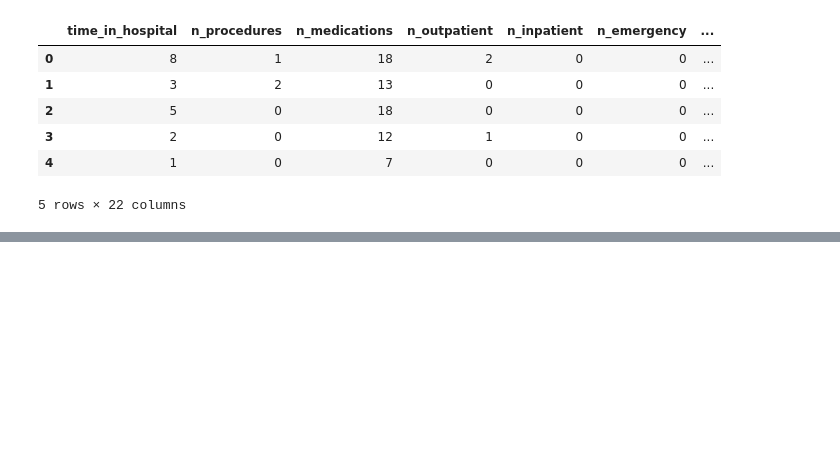
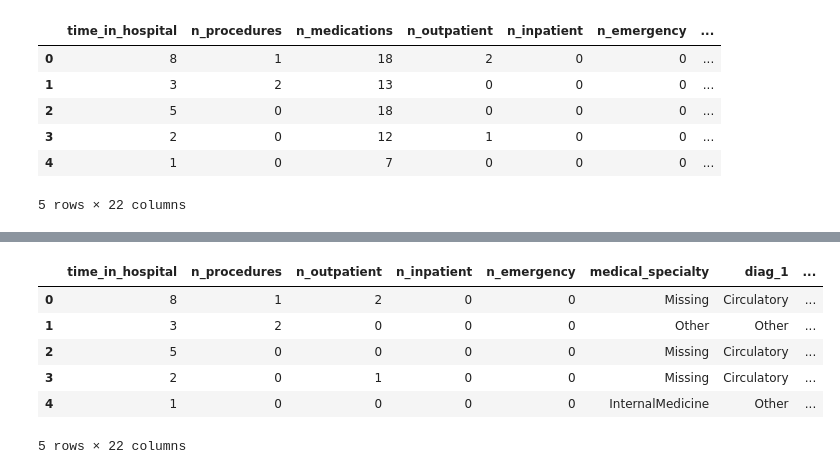
Before and after one commit to CodeWarriorM/Hospital_Readmission, a Jupyter notebook: notebooks/EDA.ipynb, the cells around one changed output, grey strips where cells are left out. Saved outputs shown, nothing was run; the diff lists cells and outputs as text; code cells hidden in the pictures; blank space fills up the shorter version.

```diff
--- a/notebooks/EDA.ipynb
+++ b/notebooks/EDA.ipynb
@@ -255,0 +291,20 @@ data.head()
+# %%
+# 5erabstände definieren
+bins = np.arange(0, 81, 5)  # Erstellt Intervalle: [0-4), [5-9), ...,
+labels = range(len(bins) - 1)  # Erzeugt Labels: 0, 1, 2, ..., für die Intervalle
+
+# Werte in Zehnerabstände gruppieren und als numerische Kategorien speichern
+data['n_med_category'] = pd.cut(data['n_medications'], bins=bins, labels=labels, right=False)
+
+# Ursprüngliche Spalte droppen
+data = data.drop(columns=['n_medications'])
+# %%
+data.head()
+# %% [output]
+|  | time_in_hospital | n_procedures | n_outpatient | n_inpatient | n_emergency | medical_specialty | diag_1 | ... |
+| 0 | 8 | 1 | 2 | 0 | 0 | Missing | Circulatory | ... |
+| 1 | 3 | 2 | 0 | 0 | 0 | Other | Other | ... |
+| 2 | 5 | 0 | 0 | 0 | 0 | Missing | Circulatory | ... |
+| 3 | 2 | 0 | 1 | 0 | 0 | Missing | Circulatory | ... |
+| 4 | 1 | 0 | 0 | 0 | 0 | InternalMedicine | Other | ... |
+5 rows × 22 columns
```
Also changed, not shown: parts of 7 cells of this notebook.
